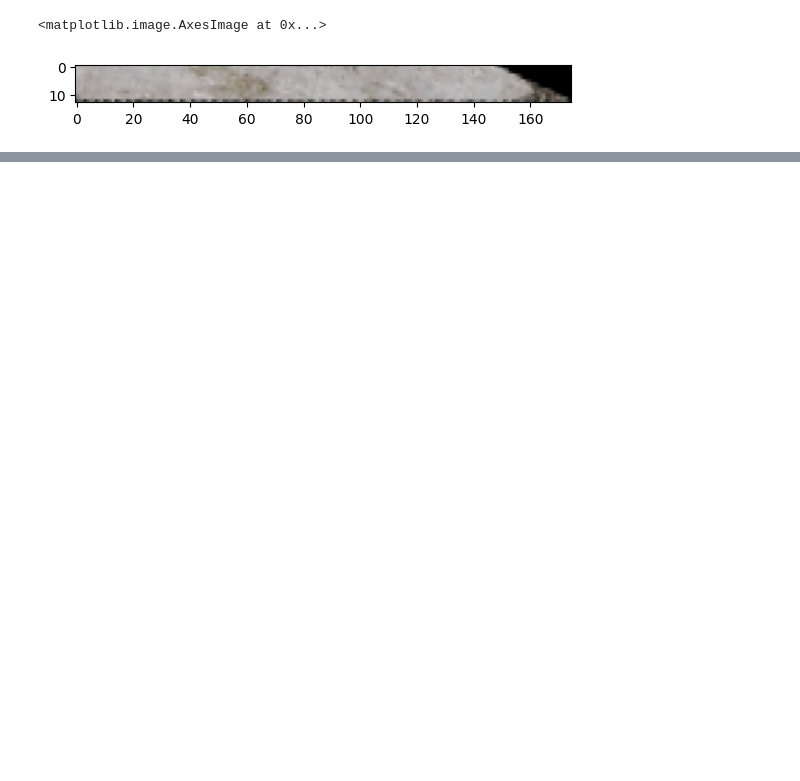
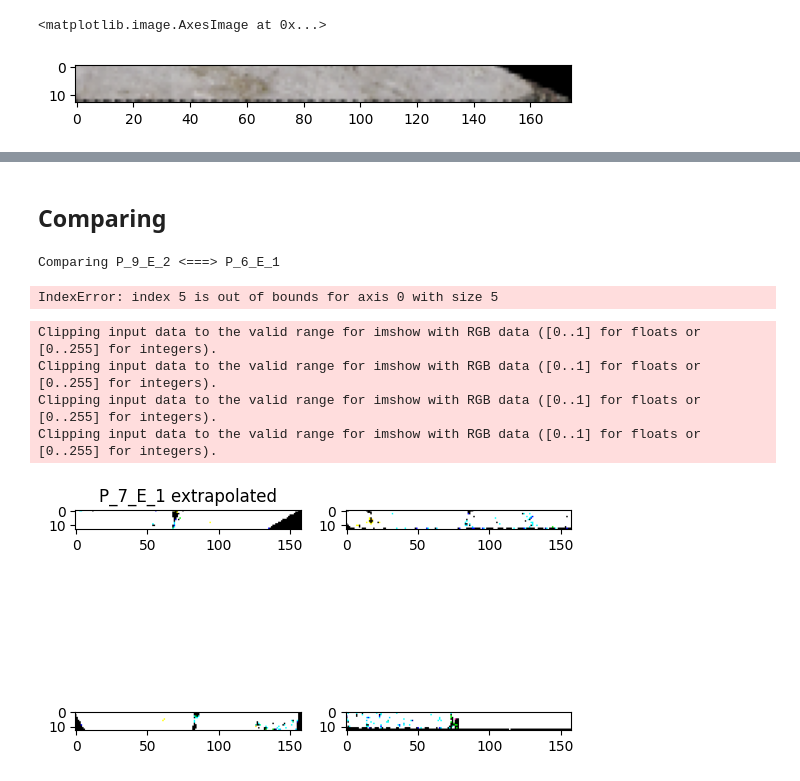
Before and after one commit to yanivohayon8/convex_polygons_puzzle_solving, a Jupyter notebook: poc/10_pictorial_compatibility.ipynb, the cells around one changed output, grey strips where cells are left out. Cells and saved outputs as stored; diff of their text form; code cells hidden in the pictures; blank space fills up the shorter version.

```diff
--- a/poc/10_pictorial_compatibility.ipynb
+++ b/poc/10_pictorial_compatibility.ipynb
@@ -3,3 +3,11 @@ import numpy as np
 import cv2
 import glob
 import matplotlib.pyplot as plt
+# %%
+groundtruth_matings = [
+    ("P_9_E_2","P_6_E_1"),
+    ("P_9_E_0","P_7_E_1"),
+    ("P_0_E_3","P_1_E_0"),
+    ("P_2_E_0","P_1_E_1"),
+    ("P_0_E_1","P_8_E_2")
+]
@@ -33,3 +36,0 @@ potential_high_score_matings = [
-# %%
-def compatibility_v1(img1,img2):
-    return 1
@@ -35,0 +71,2 @@ def compatibility_v1(img1,img2):
+# %% [markdown]
+## Comparing
@@ -36,6 +102,35 @@ def compatibility_v1(img1,img2):
 # %%
-for edge1,edge2 in potential_high_score_matings:
-    score_side_1 = compatibility_v1(edge2original_image[edge1],
-                                    edge2extrpolated_image[edge2])
-    score_side_2 = compatibility_v1(edge2original_image[edge2],
-                                    edge2extrpolated_image[edge1])
+for edge1,edge2 in groundtruth_matings:
+    print(f"Comparing {edge1} <===> {edge2}")
+    score_1 = compatibility_v1(edge2original_image[edge1],
+                                edge2extrpolated_image[edge2])
+    print(f"\tscore of {edge1} (original) and {edge2} (extrapolated) is {score_1}")
+
+    score_2 = compatibility_v1(edge2original_image[edge2],
+                                edge2extrpolated_image[edge1])
+    print(f"\tscore of {edge2} (original) and {edge1} (extrapolated) is {score_2}")
+# %% [output]
+Comparing P_9_E_2 <===> P_6_E_1
+IndexError: index 5 is out of bounds for axis 0 with size 5
+# %%
+def plot_two_edges(edge1,edge2):
+
+    fig, axs = plt.subplots(2,2)
+
+    axs[0,0].imshow(edge2original_image[edge1])
+    axs[0,0].set_title(f"{edge1} original")
+    axs[0,1].imshow(edge2extrpolated_image[edge1])
+    axs[0,0].set_title(f"{edge1} extrapolated")
+    axs[1,0].imshow(edge2original_image[edge2])
+    axs[0,0].set_title(f"{edge2} original")
+    axs[1,1].imshow(edge2extrpolated_image[edge2])
+    axs[0,0].set_title(f"{edge2} extrapolated")
+    plt.show()
+# %%
+plot_two_edges("P_9_E_0","P_7_E_1")
+# %% [output]
+Clipping input data to the valid range for imshow with RGB data ([0..1] for floats or [0..255] for integers).
+Clipping input data to the valid range for imshow with RGB data ([0..1] for floats or [0..255] for integers).
+Clipping input data to the valid range for imshow with RGB data ([0..1] for floats or [0..255] for integers).
+Clipping input data to the valid range for imshow with RGB data ([0..1] for floats or [0..255] for integers).
+[figure, added]
```
Also changed, not shown: parts of 5 cells of this notebook, 1 other file.
